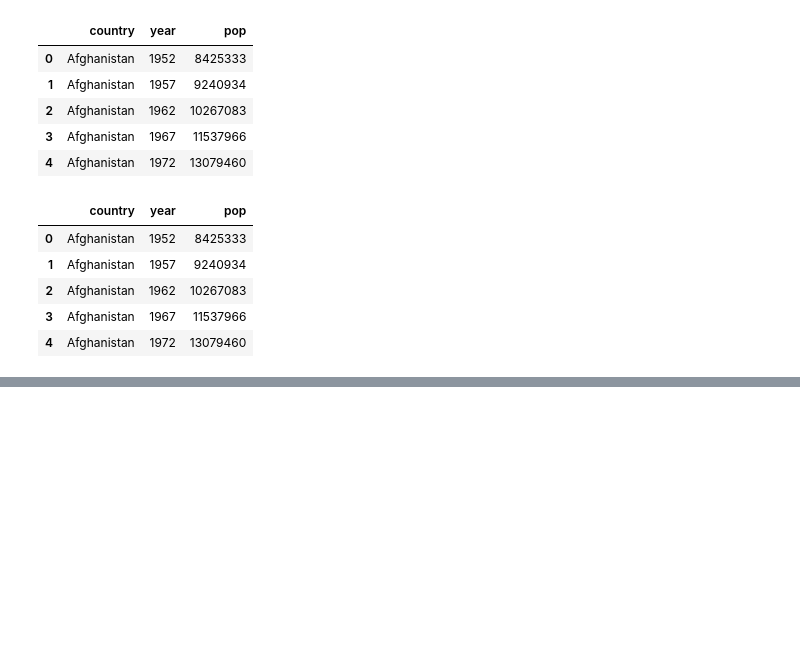
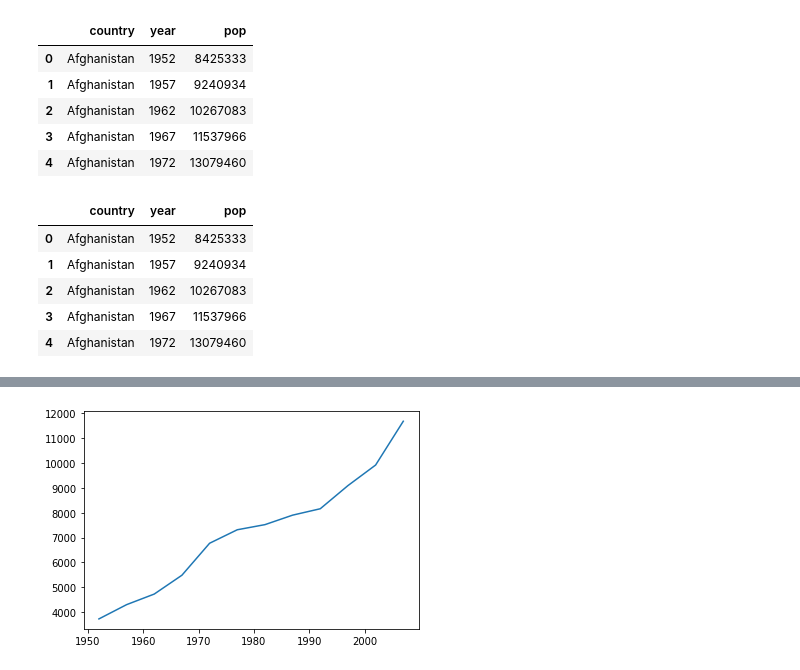
Before and after one commit to JakeOh/202103_itw_pyda_wkd, a Jupyter notebook: da08_dataframe.ipynb, the cells around one changed output, grey strips where cells are left out. Drawn from its saved outputs; the diff is of its cells as text; code cells hidden in the pictures; blank space fills up the shorter version.

```diff
--- a/da08_dataframe.ipynb
+++ b/da08_dataframe.ipynb
@@ -173,0 +467,4 @@ gapminder.iloc[0:5, [0, 2, 4]]
+# %%
+# gapminder 데이터프레임에서 연도별 1인당 GDP 평균
+result = gapminder.groupby('year')['gdpPercap'].mean()
+result
@@ -173,0 +485,5 @@ gapminder.iloc[0:5, [0, 2, 4]]
+# %%
+plt.plot(result.index, result.values)
+plt.show()
+# %% [output]
+[figure, added]
```
Also changed, not shown: parts of 34 cells of this notebook.
